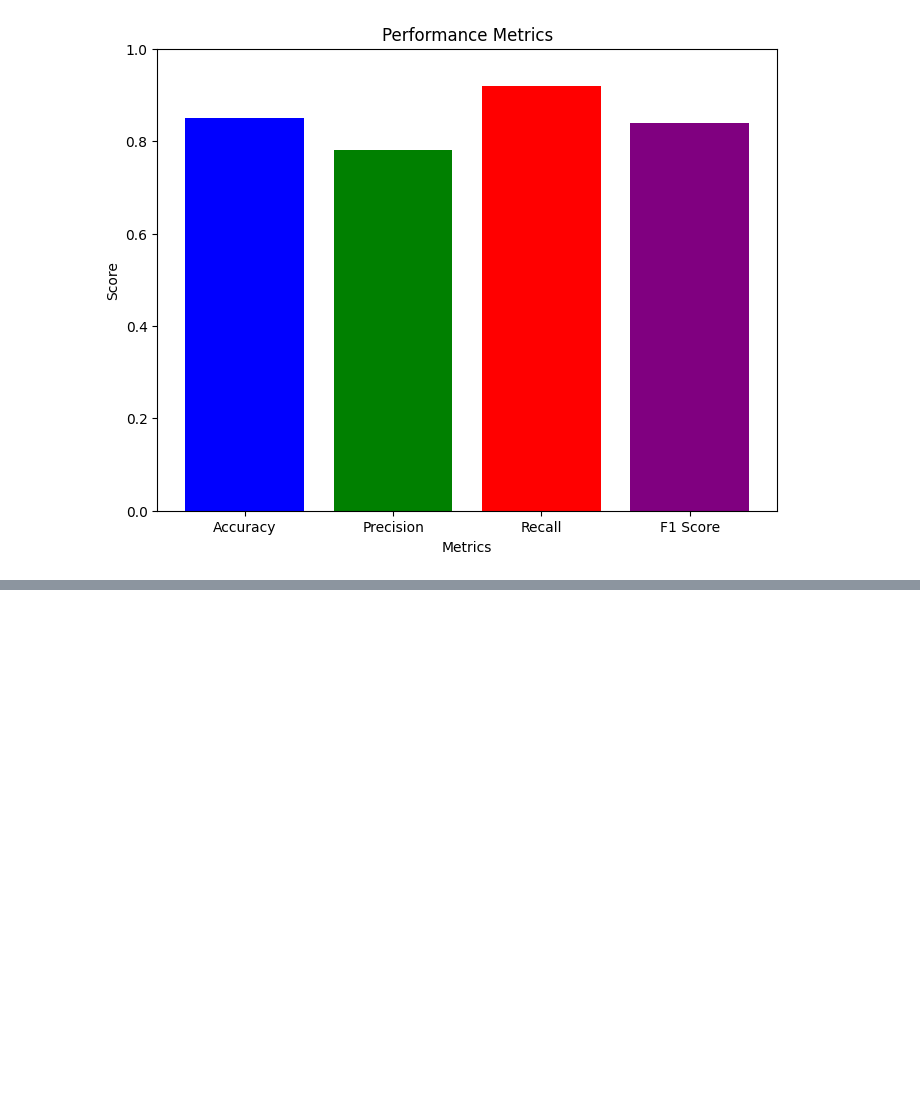
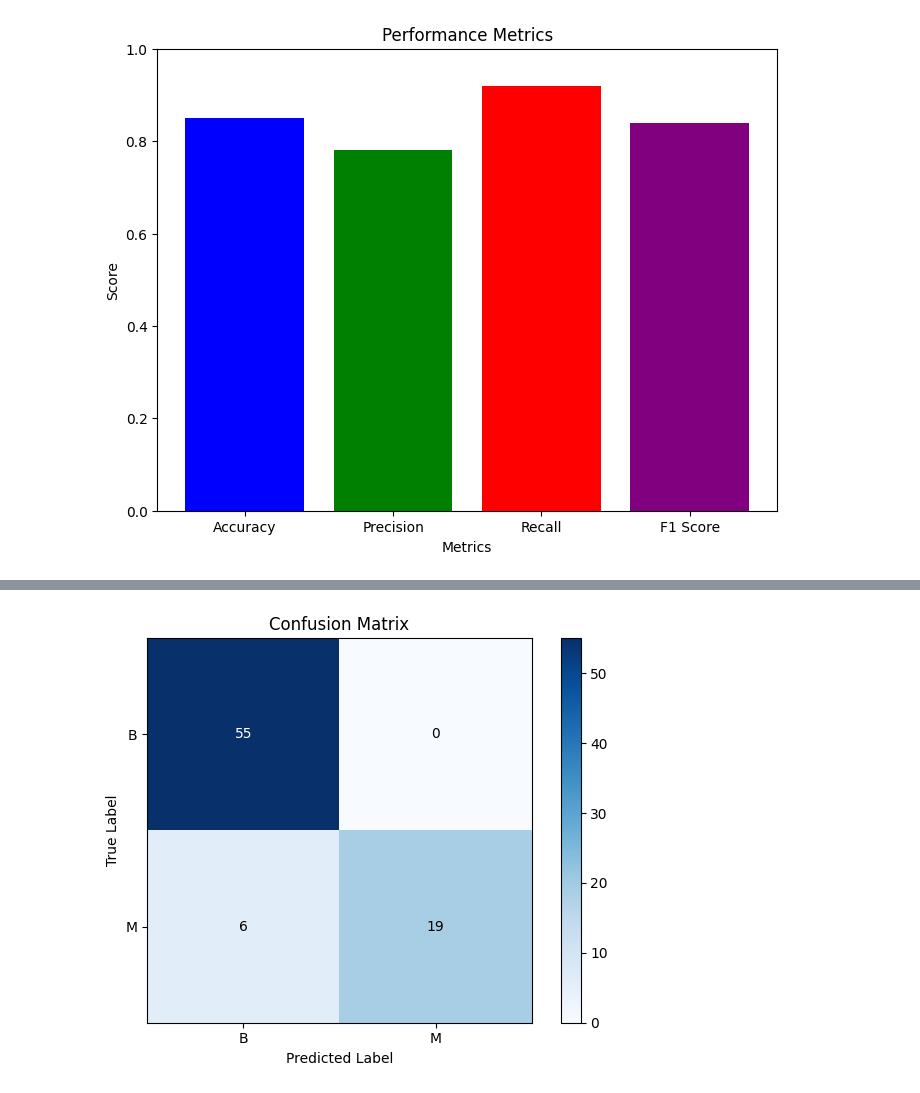
Before and after one commit to MohamadAbdelmoniem/Breast-Cancer-Prediction, a Jupyter notebook: Phase1.ipynb, the cells around one changed output, grey strips where cells are left out. Cells and saved outputs as stored; diff of their text form; code cells hidden in the pictures; blank space fills up the shorter version.

```diff
--- a/Phase1.ipynb
+++ b/Phase1.ipynb
@@ -664,0 +756,82 @@ plt.show()
+# %%
+# Random Forest
+from sklearn.ensemble import RandomForestClassifier
+
+def random_forest(X_train, X_test, y_train, y_test):
+    # Define parameter grid for hyperparameter tuning
+    param_grid = {
+        'n_estimators': [50, 100, 200],
+        'max_depth': [5, 10, 15, 20],
+        'min_samples_split': [2, 5, 10],
+        'min_samples_leaf': [1, 2, 4]
+    }
+
+    # Initialize Random Forest classifier
+    rf = RandomForestClassifier(random_state=42)
+
+    # Initialize GridSearchCV for hyperparameter tuning
+    grid_search = GridSearchCV(rf, param_grid, cv=5, scoring='accuracy')
+
+    # Perform hyperparameter tuning
+    grid_search.fit(X_train, y_train)
+
+    # Get the best parameters and best estimator
+    best_params = grid_search.best_params_
+    best_rf = grid_search.best_estimator_
+
+    # Print best parameters
+    print("Best Parameters:", best_params)
+
+    # Predict on the test set
+    y_pred = best_rf.predict(X_test)
+
+    # Calculate performance metrics
+    accuracy = accuracy_score(y_test, y_pred)
+    precision = precision_score(y_test, y_pred)
+    recall = recall_score(y_test, y_pred)
+    f1 = f1_score(y_test, y_pred)
+
+    # Print performance metrics
+    print("Accuracy:", accuracy)
+    print("Precision:", precision)
+    print("Recall:", recall)
+    print("F1 Score:", f1)
+
+    # Generate confusion matrix
+    cm = confusion_matrix(y_test, y_pred)
+
+    # Plot confusion matrix
+    plt.imshow(cm, interpolation='nearest', cmap=plt.cm.Blues)
+    plt.title('Confusion Matrix')
+    plt.colorbar()
+    plt.xlabel('Predicted Label')
+    plt.ylabel('True Label')
+    tick_marks = np.arange(len(np.unique(y_test)))
+    plt.xticks(tick_marks, ['B', 'M'])
+    plt.yticks(tick_marks, ['B', 'M'])
+
+    fmt = 'd'
+    thresh = cm.max() / 2.
+    for i, j in np.ndindex(cm.shape):
+        plt.text(j, i, format(cm[i, j], fmt),
+                ha="center", va="center",
+                color="white" if cm[i, j] > thresh else "black")
+
+    plt.tight_layout()
+    plt.show()
+
+    #plot feature importance
+    importances = best_rf.feature_importances_
+    indices = np.argsort(importances)[::-1]
+    plt.figure(figsize=(10, 6))
+    plt.bar(range(X_train.shape[1]), importances[indices])
+    plt.xticks(range(X_train.shape[1]), X_train.columns[indices], rotation=90)
+    plt.title("Feature Importance")
+    plt.show()
+
+
+    # Return best classifier
+    return best_rf
+
+random_forest(X_train, X_test, y_train, y_test)
+# %% [output]
@@ -664,0 +843 @@ plt.show()
+[figure, added]
```
Also changed, not shown: parts of 20 cells of this notebook.
